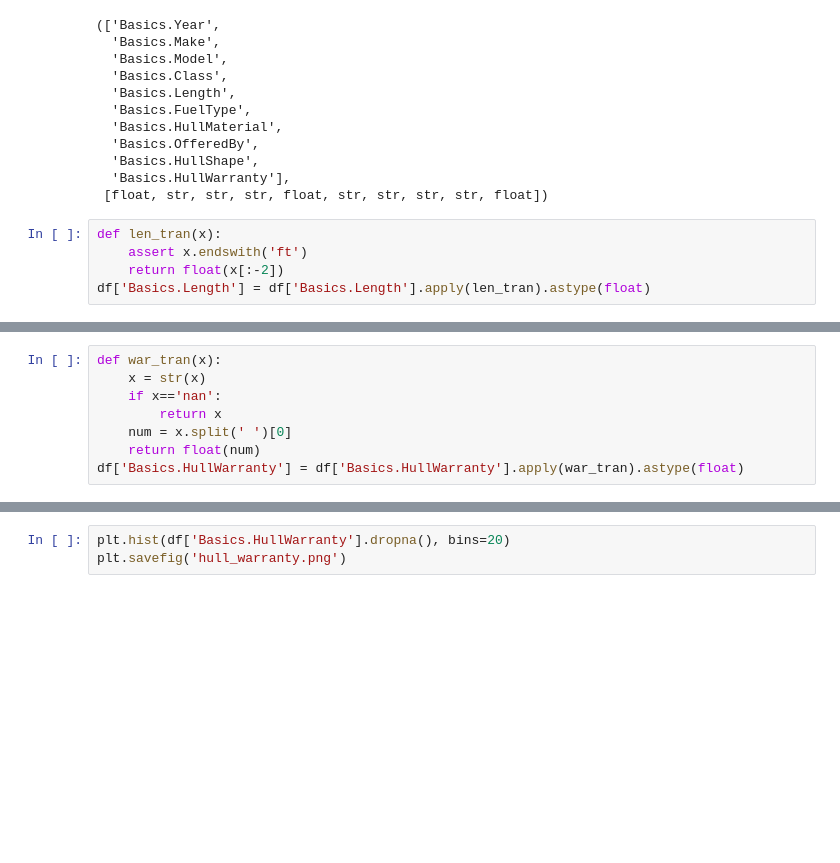
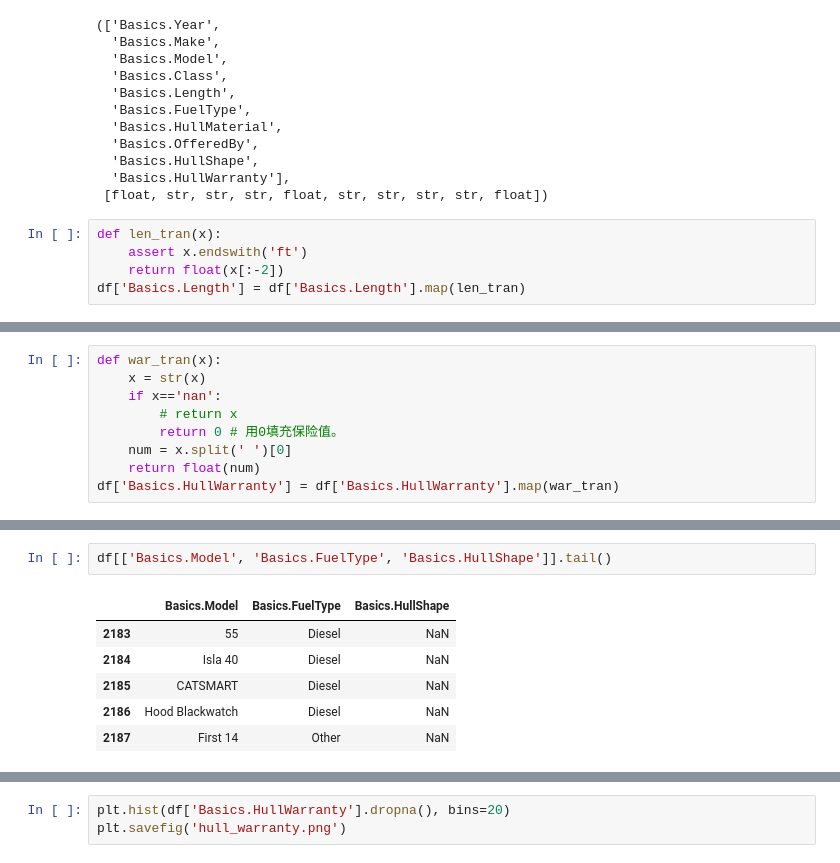
Before and after one commit to Mathematical-Jedi/2023-International-Mathematical-Model, a Jupyter notebook: yecanming/爬虫数据处理/clean.ipynb, the cells around one changed output, grey strips where cells are left out. Saved outputs shown, nothing was run; the diff lists cells and outputs as text; blank space fills up the shorter version.

```diff
--- a/yecanming/爬虫数据处理/clean.ipynb
+++ b/yecanming/爬虫数据处理/clean.ipynb
@@ -74,4 +76,4 @@ basics_columns, should_be
 def len_tran(x):
     assert x.endswith('ft')
     return float(x[:-2])
-df['Basics.Length'] = df['Basics.Length'].apply(len_tran).astype(float)
+df['Basics.Length'] = df['Basics.Length'].map(len_tran)
@@ -79,7 +90,8 @@ df['Basics.Length'] = df['Basics.Length'].apply(len_tran).astype(float)
 def war_tran(x):
     x = str(x)
     if x=='nan':
-        return x
+        # return x
+        return 0 # 用0填充保险值。
     num = x.split(' ')[0]
     return float(num)
-df['Basics.HullWarranty'] = df['Basics.HullWarranty'].apply(war_tran).astype(float)
+df['Basics.HullWarranty'] = df['Basics.HullWarranty'].map(war_tran)
@@ -103,3 +157,12 @@ dtype: object
+# %%
+df[['Basics.Model', 'Basics.FuelType', 'Basics.HullShape']].tail()
+# %% [output]
+|  | Basics.Model | Basics.FuelType | Basics.HullShape |
+| 2183 | 55 | Diesel | NaN |
+| 2184 | Isla 40 | Diesel | NaN |
+| 2185 | CATSMART | Diesel | NaN |
+| 2186 | Hood Blackwatch | Diesel | NaN |
+| 2187 | First 14 | Other | NaN |
 # %%
 df[basics_columns].isnull().sum()
 # %% [output]
```
Also changed, not shown: parts of 20 cells of this notebook, 2 other files.
